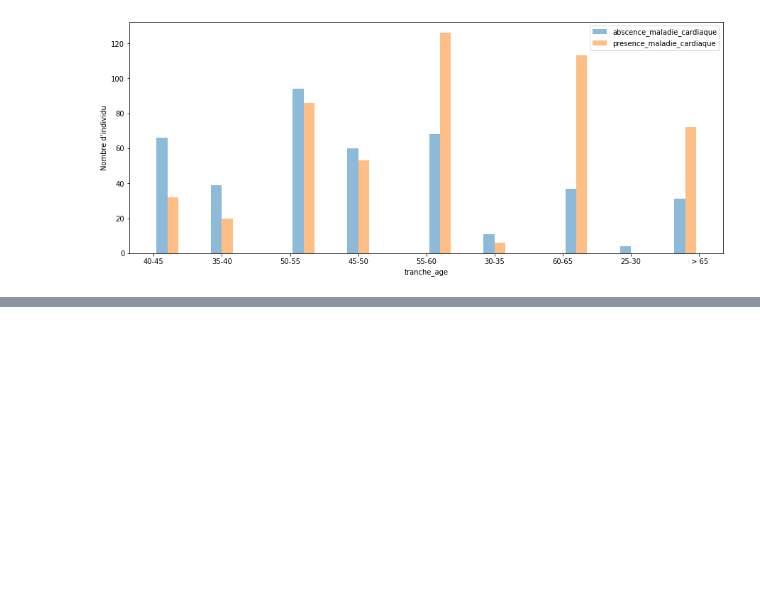
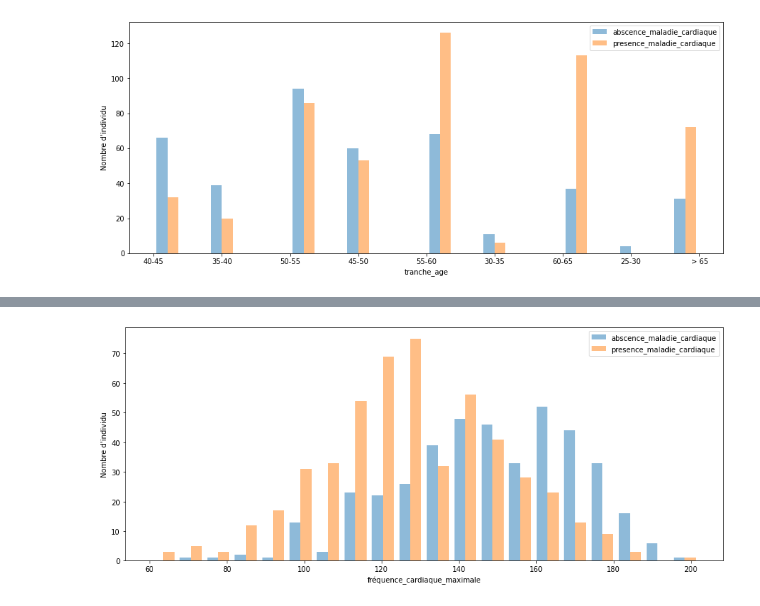
Before and after one commit to bkablam11/heat-eda, a Jupyter notebook: heart-eda.ipynb, the cells around one changed output, grey strips where cells are left out. Saved outputs shown, nothing was run; the diff lists cells and outputs as text; code cells hidden in the pictures; blank space fills up the shorter version.

```diff
--- a/heart-eda.ipynb
+++ b/heart-eda.ipynb
@@ -122,3 +149,12 @@ plt.show()
+# %%
+plt.figure(figsize=(15, 6))
+plt.hist([df[df.presence_maladie_cardiaque==0].fréquence_cardiaque_maximale, df[df.presence_maladie_cardiaque==1].fréquence_cardiaque_maximale], bins = 20, alpha = 0.5, label = ["abscence_maladie_cardiaque","presence_maladie_cardiaque"])
+plt.xlabel("fréquence_cardiaque_maximale")
+plt.ylabel("Nombre d'individu")
+plt.legend()
+plt.show()
+# %% [output]
+[figure, added]
 # %% [markdown]
 # Mission: Analyse Exploratoire du dataset Heat
 ## Problème: Prédire la présence d'une maladie cardiaque ou non
```
Also changed, not shown: parts of 4 cells of this notebook.
